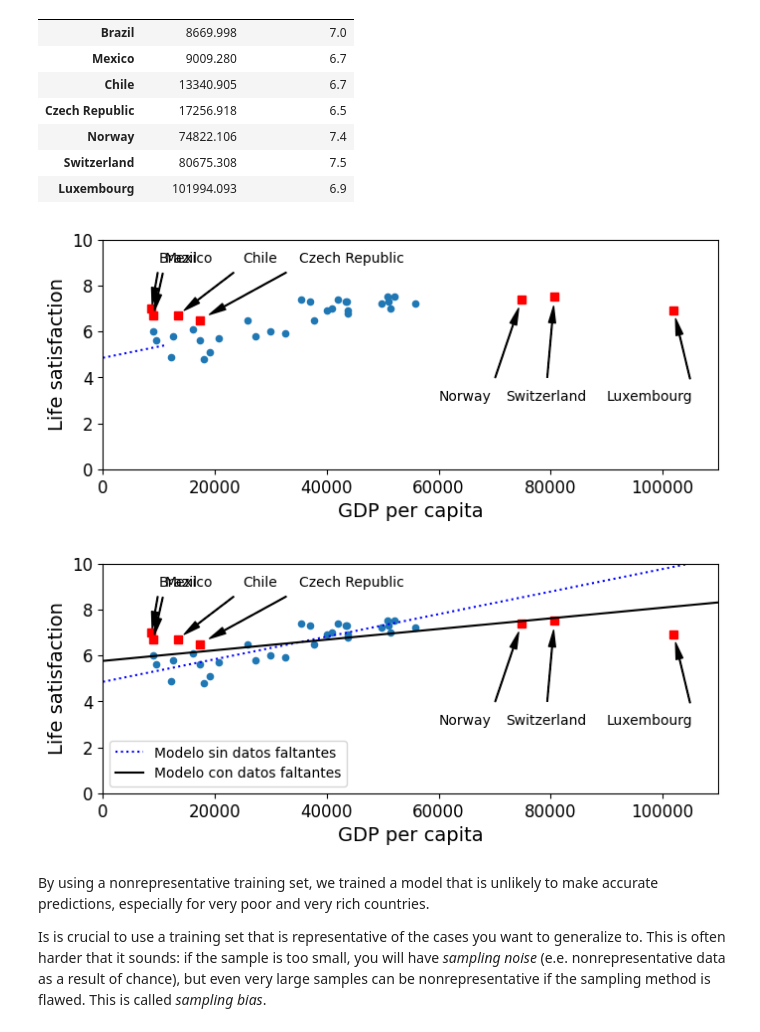
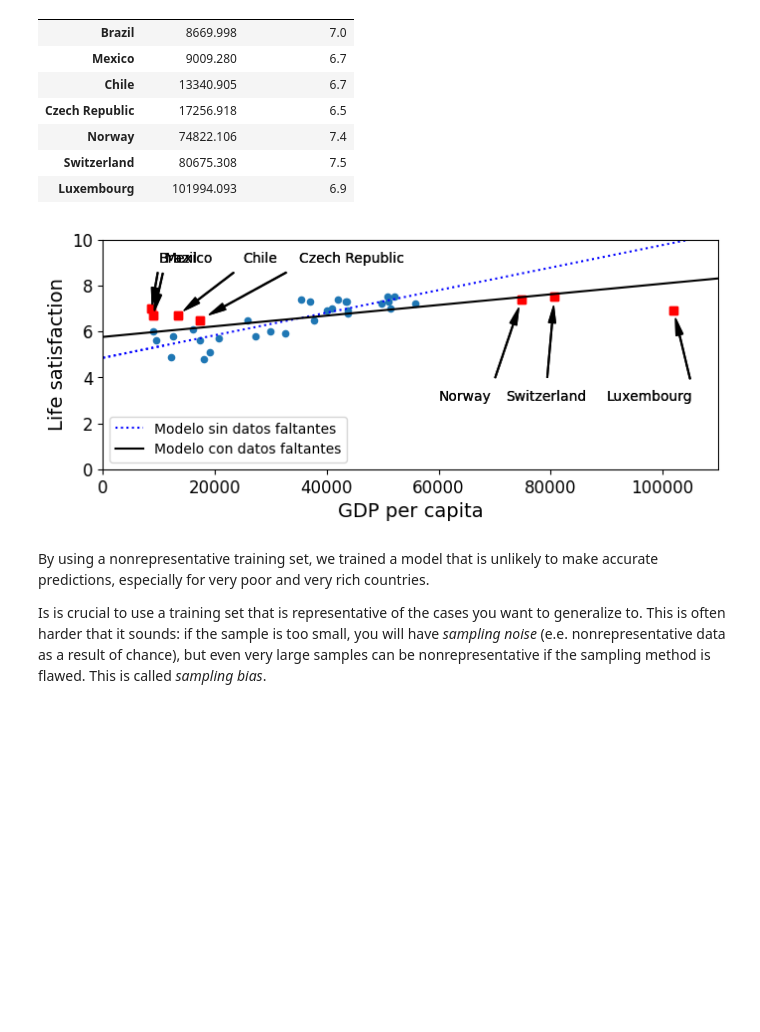
Before and after one commit to Emmanuel-Lopez15/SistemasInteligentes, a Jupyter notebook: Syllabus-DataMining/Unidad_1/S1_Introduction/tema_2.ipynb, the cells around one changed output. Drawn from its saved outputs; the diff is of its cells as text; code cells hidden in the pictures; blank space fills up the shorter version.

```diff
--- a/Syllabus-DataMining/Unidad_1/S1_Introduction/tema_2.ipynb
+++ b/Syllabus-DataMining/Unidad_1/S1_Introduction/tema_2.ipynb
@@ -92,7 +94,7 @@ missing_data
 # %%
 # Se realize lo siguiente:
 # 1.- mostrar una gráfica de disperción los datos originales
-# 2.-  agregamos los datos faltantes. Los paises: Brazil, Mexico, Chile, Czech Republic, Switzerland, Luxemburg
+# 2.- agregamos los datos faltantes. Los paises: Brazil, Mexico, Chile, Czech Republic, Switzerland, Luxemburg
 # 3.- Generamos un  modelo lineal con los datos originales
 # 4.- Generamos un modelo con los datos faltantes
 # 5.- Mostramos las rectas definidas por los coeficientes de cada modelo.
@@ -149,16 +151,6 @@ ysample = np.c_[sample_data["Life satisfaction"]]
 lin1.fit(Xsample, ysample)
 t0, t1 = lin1.intercept_[0], lin1.coef_[0][0]
 
-# Gráfica de dispersión
-sample_data.plot(
-    kind='scatter',
-    x="GDP per capita",
-    y="Life satisfaction",
-    figsize=(8, 3)
-)
-
-plt.axis([0, 110000, 0, 10])
-
 # ===============================
 # 2: agregar datos faltantes
 # ===============================
@@ -166,35 +158,34 @@ for country, pos_text in position_text2.items():
     x_val, y_val = missing_data.loc[country]
     plt.annotate(
         country,
         xy=(x_val, y_val),
         xytext=pos_text,
         arrowprops=dict(facecolor='black', width=0.5, shrink=0.1, headwidth=5)
     )
     plt.plot(x_val, y_val, "rs")
 
 # Recta con datos originales
 X = np.linspace(0, 110000, 1000)
 plt.plot(X, t0 + t1 * X, "b:", label="Modelo sin datos faltantes")
 
 # ===============================
 # 4: modelo con todos los datos
 # ===============================
 lin_reg_full = linear_model.LinearRegression()
 
 Xfull = np.c_[full_country_stats["GDP per capita"]]
 yfull = np.c_[full_country_stats["Life satisfaction"]]
 
 lin_reg_full.fit(Xfull, yfull)
 t0full, t1full = lin_reg_full.intercept_[0], lin_reg_full.coef_[0][0]
 
 # 5: recta con todos los datos
 plt.plot(X, t0full + t1full * X, "k", label="Modelo con datos faltantes")
 
 plt.legend()
 plt.show()
 # %% [output]
-[figure, old version]
+[figure, new version]
-[figure, removed]
 # %% [markdown]
 By using a nonrepresentative training set, we trained a model that is unlikely to make accurate predictions, especially for very poor and very rich countries.
 
```
Also changed, not shown: parts of 2 cells of this notebook, 1 other file.
